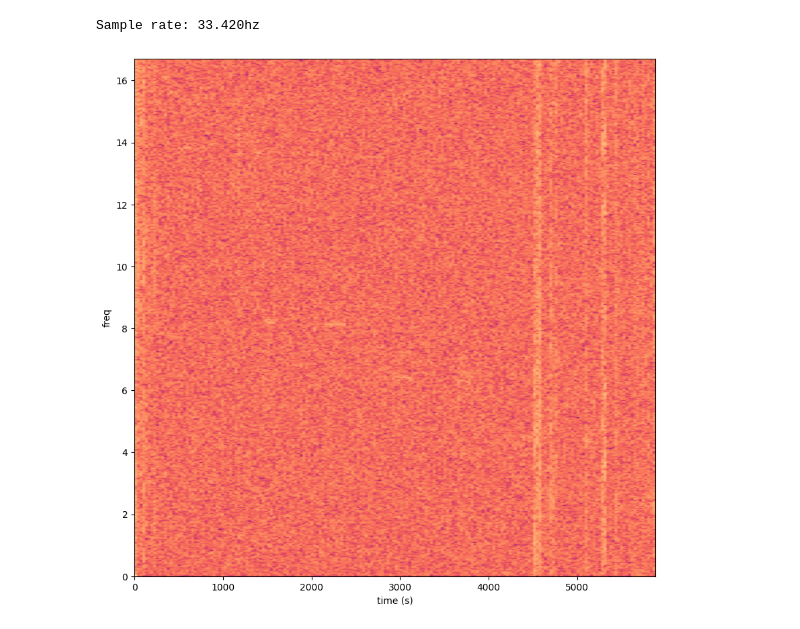
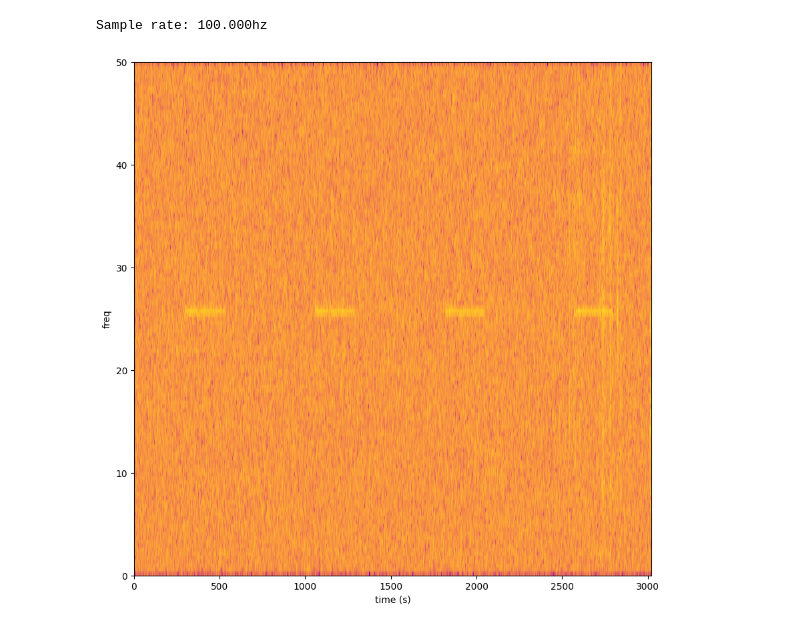
Before and after one commit to mattlangford/trainspotting, a Jupyter notebook: analyze_live.ipynb, the cells around one changed output. Saved outputs shown, nothing was run; the diff lists cells and outputs as text; code cells hidden in the pictures.

```diff
--- a/analyze_live.ipynb
+++ b/analyze_live.ipynb
@@ -5,9 +5,8 @@ import pandas as pd
 def load_csv(fname):
     df = pd.read_csv(fname)
     df["time"] =  pd.to_datetime(df['time'], errors='coerce', unit='ms')
-    df["total"] = np.linalg.norm(df[['x','y','z']].values, axis=1)
     return df
 
-imu_df = load_csv("/Volumes/data/IMU_068.csv")
+imu_df = load_csv("/Volumes/data/IMU7187.csv")
 print (f"Loaded {len(imu_df)} samples over {(imu_df['time'].iloc[-1] - imu_df['time'].iloc[0]).total_seconds()}s!")
 # %% [output]
@@ -23,13 +14,15 @@ plt.show()
 # %%
-dt = imu_df['time'].diff().mean().total_seconds()
+import matplotlib.pyplot as plt
+
+dt = imu_df['time'].diff().median().total_seconds()
 sample_rate = 1.0 / dt
 print(f"Sample rate: {sample_rate:.3f}hz")
 
 plt.figure(figsize=(10, 10))
-plt.specgram(imu_df['total'], Fs=sample_rate, NFFT=1024, noverlap=0, detrend="mean", cmap="magma", pad_to=2048)
+plt.specgram(np.sqrt(imu_df['mag2']), Fs=sample_rate, NFFT=256, noverlap=0, detrend="mean", cmap="plasma")
 plt.xlabel("time (s)")
 plt.ylabel("freq")
 plt.show()
 # %% [output]
-Sample rate: 33.420hz
+Sample rate: 100.000hz
-[figure, old version]
+[figure, new version]
```
Also changed, not shown: parts of 2 cells of this notebook, 3 other files.
